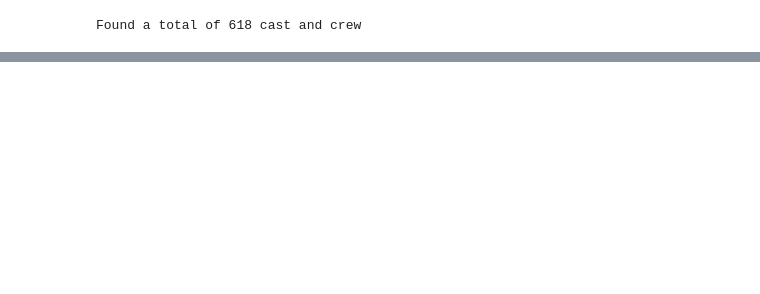
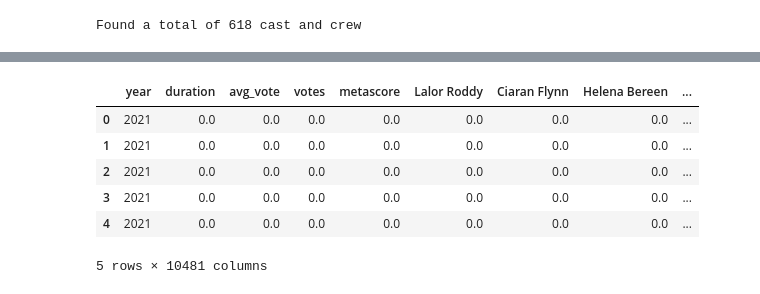
Before and after one commit to nicolefejfar/Team-Awesome-Final-Project, a Jupyter notebook: 2021 Prediction Web Scraping.ipynb, the cells around one changed output, grey strips where cells are left out. Cells and saved outputs as stored; diff of their text form; code cells hidden in the pictures; blank space fills up the shorter version.

Commit message:
updated code for formatting prediction csv. code is not yet complete

```diff
--- a/2021 Prediction Web Scraping.ipynb
+++ b/2021 Prediction Web Scraping.ipynb
@@ -95,0 +101,3 @@ Found a total of 618 cast and crew
+# %%
+empty_movies = movies[0:0]
+empty_movies.head()
@@ -95,0 +107,4 @@ Found a total of 618 cast and crew
+# %%
+empty_movies.drop(columns=['original_title', 'genre', 'country', 'language', 'revenue_percent', 'budget',
+                     'worlwide_gross_income', 'director', 'writer', 'production_company', 'actors', 'success'], inplace=True)
+empty_movies.head()
@@ -95,0 +138,24 @@ Found a total of 618 cast and crew
+# %%
+# create our new dataframe for predictions
+predictions = empty_movies
+columns = empty_movies.columns
+
+i = 0
+
+# set the initial values to zero
+while i > total_cast_crew:
+    for column in columns:
+        predictions.loc[i, column] = 0
+    i +=1
+# %%
+predictions['year'] = 2021
+# %%
+predictions.head()
+# %% [output]
+|  | year | duration | avg_vote | votes | metascore | Lalor Roddy | Ciaran Flynn | Helena Bereen | ... |
+| 0 | 2021 | 0.0 | 0.0 | 0.0 | 0.0 | 0.0 | 0.0 | 0.0 | ... |
+| 1 | 2021 | 0.0 | 0.0 | 0.0 | 0.0 | 0.0 | 0.0 | 0.0 | ... |
+| 2 | 2021 | 0.0 | 0.0 | 0.0 | 0.0 | 0.0 | 0.0 | 0.0 | ... |
+| 3 | 2021 | 0.0 | 0.0 | 0.0 | 0.0 | 0.0 | 0.0 | 0.0 | ... |
+| 4 | 2021 | 0.0 | 0.0 | 0.0 | 0.0 | 0.0 | 0.0 | 0.0 | ... |
+5 rows × 10481 columns
```
Also changed, not shown: parts of 9 cells of this notebook, 3 other files.
